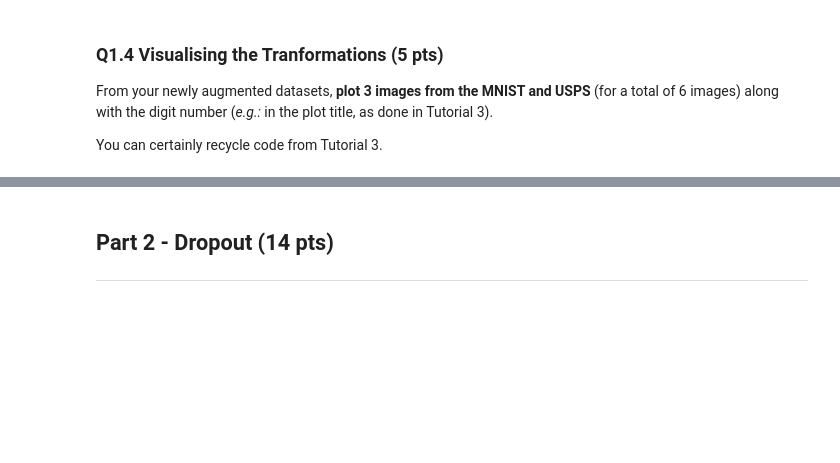
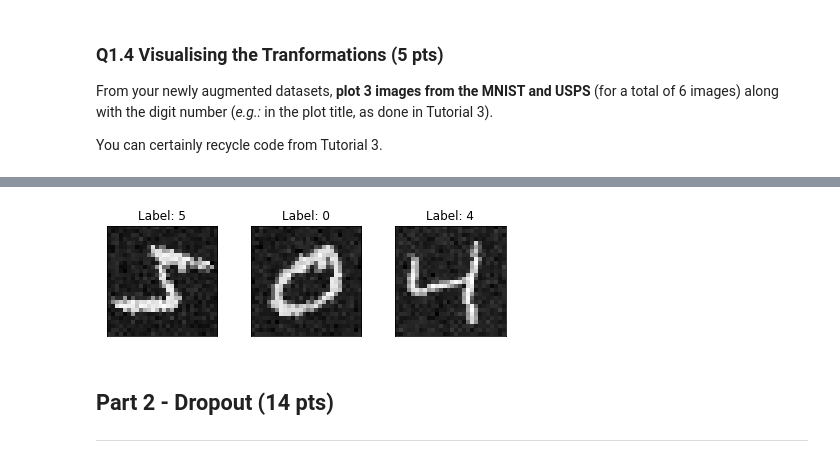
Before and after one commit to mlej8/ECSE552, a Jupyter notebook: A3/ECSE552_H3.ipynb, the cells around one changed output, grey strips where cells are left out. Saved outputs shown, nothing was run; the diff lists cells and outputs as text; code cells hidden in the pictures; blank space fills up the shorter version.

```diff
--- a/A3/ECSE552_H3.ipynb
+++ b/A3/ECSE552_H3.ipynb
@@ -118,3 +158,15 @@ You can certainly recycle code from Tutorial 3.
+# %%
+# plot mnist
+fig = plt.figure()
+for i in range(3):
+  plt.subplot(1,3,i+1)
+  plt.tight_layout()
+  plt.imshow(mnist_trainset[i][0].reshape(28,28), cmap='gray', interpolation='none')
+  plt.title("Label: {}".format(mnist_trainset[i][1]))
+  plt.xticks([])
+  plt.yticks([])
+# %% [output]
+[figure, added]
 # %% [markdown]
 ## Part 2 - Dropout (14 pts)
 
```
Also changed, not shown: parts of 16 cells of this notebook.
